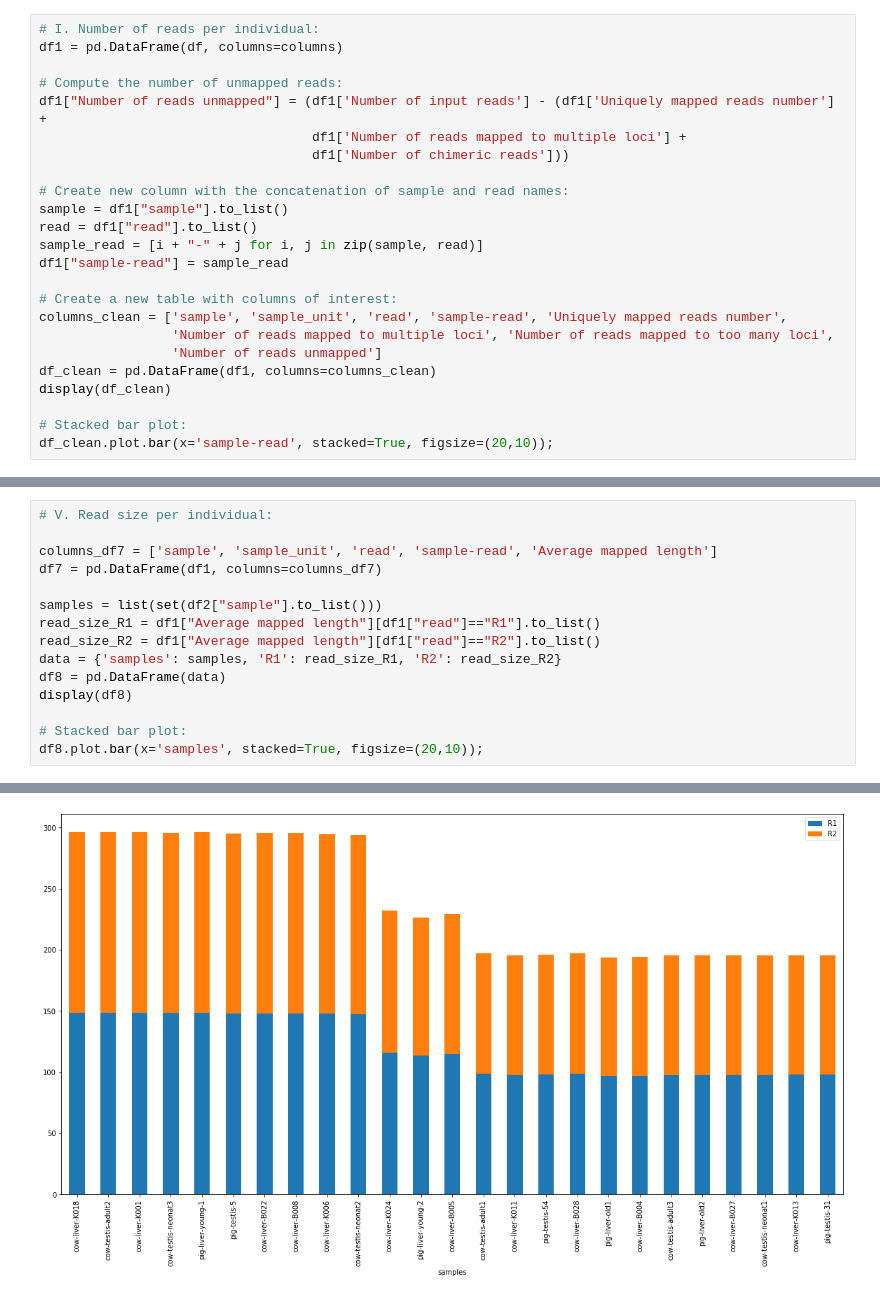
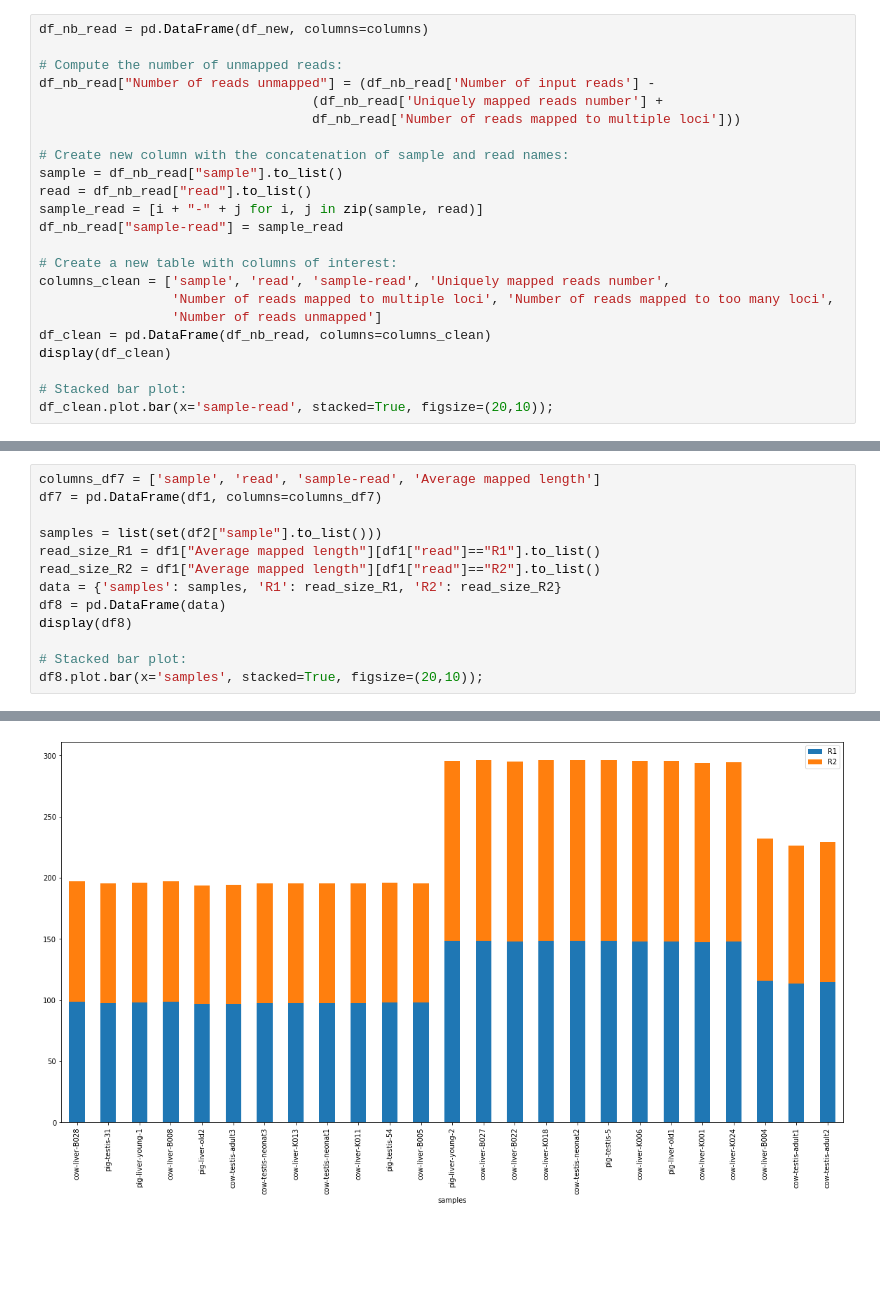
Before and after one commit to GenEpi-GenPhySE/circDetector, a Jupyter notebook: scripts/stats_mapping.ipynb, the cells around one changed output, grey strips where cells are left out. Drawn from its saved outputs; the diff is of its cells as text; blank space fills up the shorter version.

```diff
--- a/scripts/stats_mapping.ipynb
+++ b/scripts/stats_mapping.ipynb
@@ -39,23 +102,22 @@ display(df)
 # %%
-# I. Number of reads per individual:
-df1 = pd.DataFrame(df, columns=columns)
+df_nb_read = pd.DataFrame(df_new, columns=columns)
 
 # Compute the number of unmapped reads:
-df1["Number of reads unmapped"] = (df1['Number of input reads'] - (df1['Uniquely mapped reads number'] +
-                                   df1['Number of reads mapped to multiple loci'] +
-                                   df1['Number of chimeric reads']))
+df_nb_read["Number of reads unmapped"] = (df_nb_read['Number of input reads'] -
+                                   (df_nb_read['Uniquely mapped reads number'] +
+                                   df_nb_read['Number of reads mapped to multiple loci']))
 
 # Create new column with the concatenation of sample and read names:
-sample = df1["sample"].to_list()
-read = df1["read"].to_list()
+sample = df_nb_read["sample"].to_list()
+read = df_nb_read["read"].to_list()
 sample_read = [i + "-" + j for i, j in zip(sample, read)]
-df1["sample-read"] = sample_read
+df_nb_read["sample-read"] = sample_read
 
 # Create a new table with columns of interest:
-columns_clean = ['sample', 'sample_unit', 'read', 'sample-read', 'Uniquely mapped reads number',
+columns_clean = ['sample', 'read', 'sample-read', 'Uniquely mapped reads number',
                  'Number of reads mapped to multiple loci', 'Number of reads mapped to too many loci',
                  'Number of reads unmapped']
-df_clean = pd.DataFrame(df1, columns=columns_clean)
+df_clean = pd.DataFrame(df_nb_read, columns=columns_clean)
 display(df_clean)
 
 # Stacked bar plot:
@@ -262,7 +266,5 @@ plot = df6.plot.pie(subplots=True, autopct='%.2f', figsize=(30, 30), layout=(9,6
 # %%
-# V. Read size per individual:
-
-columns_df7 = ['sample', 'sample_unit', 'read', 'sample-read', 'Average mapped length']
+columns_df7 = ['sample', 'read', 'sample-read', 'Average mapped length']
 df7 = pd.DataFrame(df1, columns=columns_df7)
 
 samples = list(set(df2["sample"].to_list()))
@@ -295 +297 @@ df8.plot.bar(x='samples', stacked=True, figsize=(20,10));
-[figure, old version]
+[figure, new version]
```
Also changed, not shown: parts of 20 cells of this notebook.
